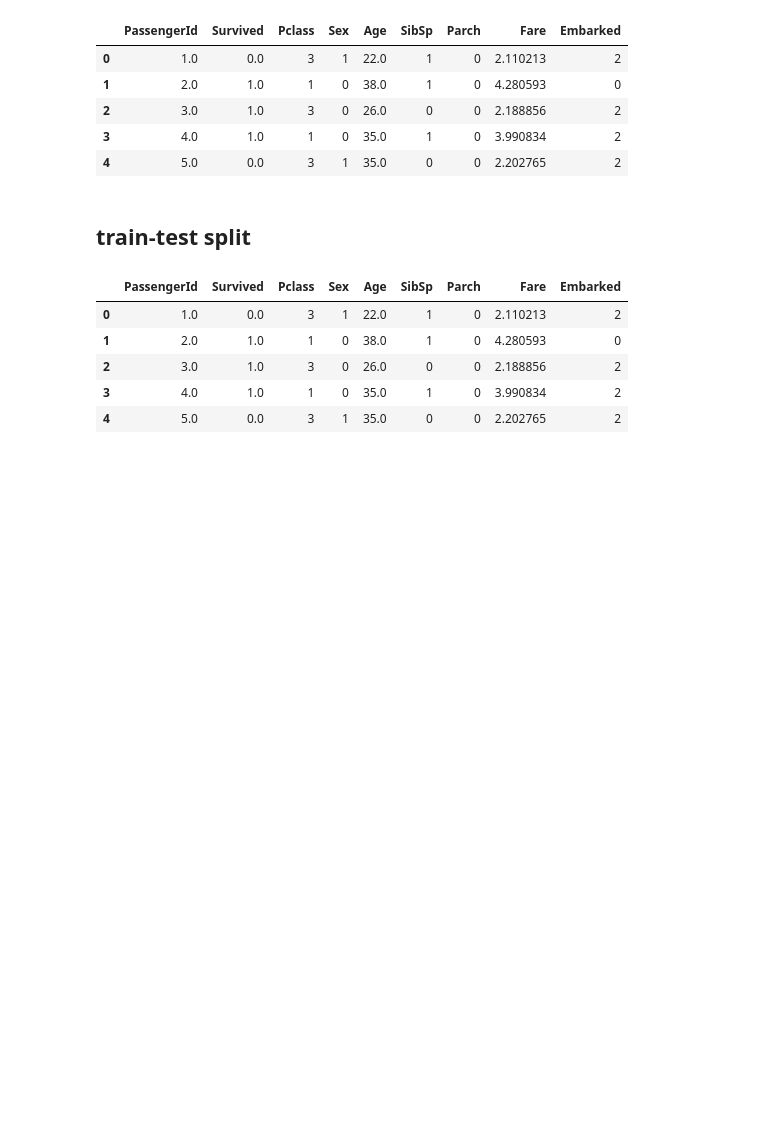
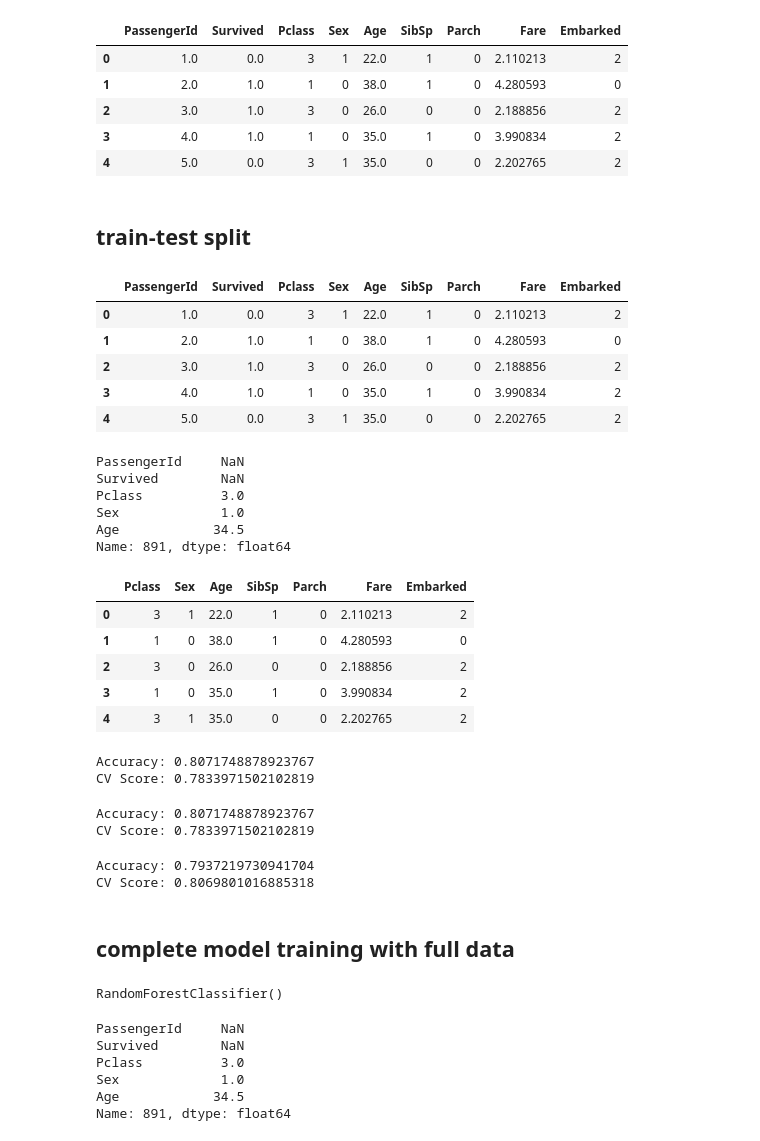
Before and after one commit to Aishwaryakarthik/Kaggle-Titanic-Dataset, a Jupyter notebook: titanicdataset.ipynb, the cells around one changed output. Drawn from its saved outputs; the diff is of its cells as text; code cells hidden in the pictures; blank space fills up the shorter version.

```diff
--- a/titanicdataset.ipynb
+++ b/titanicdataset.ipynb
@@ -269,6 +301,15 @@ train.head()
 | 2 | 3.0 | 1.0 | 3 | 0 | 26.0 | 0 | 0 | 2.188856 | 2 |
 | 3 | 4.0 | 1.0 | 1 | 0 | 35.0 | 1 | 0 | 3.990834 | 2 |
 | 4 | 5.0 | 0.0 | 3 | 1 | 35.0 | 0 | 0 | 2.202765 | 2 |
+# %%
+test.head()
+# %% [output]
+PassengerId     NaN
+Survived        NaN
+Pclass          3.0
+Sex             1.0
+Age            34.5
+Name: 891, dtype: float64
 # %%
 # input split
 X = train.drop(columns=['PassengerId', 'Survived'], axis=1)
@@ -274,0 +317,9 @@ X = train.drop(columns=['PassengerId', 'Survived'], axis=1)
+# %%
+X.head()
+# %% [output]
+|  | Pclass | Sex | Age | SibSp | Parch | Fare | Embarked |
+| 0 | 3 | 1 | 22.0 | 1 | 0 | 2.110213 | 2 |
+| 1 | 1 | 0 | 38.0 | 1 | 0 | 4.280593 | 0 |
+| 2 | 3 | 0 | 26.0 | 0 | 0 | 2.188856 | 2 |
+| 3 | 1 | 0 | 35.0 | 1 | 0 | 3.990834 | 2 |
+| 4 | 3 | 1 | 35.0 | 0 | 0 | 2.202765 | 2 |
@@ -274,0 +336,37 @@ X = train.drop(columns=['PassengerId', 'Survived'], axis=1)
+# %%
+from sklearn.linear_model import LogisticRegression
+model = LogisticRegression()
+classify(model)
+# %% [output]
+Accuracy: 0.8071748878923767
+CV Score: 0.7833971502102819
+# %%
+from sklearn.tree import DecisionTreeClassifier
+model = LogisticRegression()
+classify(model)
+# %% [output]
+Accuracy: 0.8071748878923767
+CV Score: 0.7833971502102819
+# %%
+from sklearn.ensemble import RandomForestClassifier
+model = RandomForestClassifier()
+classify(model)
+# %% [output]
+Accuracy: 0.7937219730941704
+CV Score: 0.8069801016885318
+# %% [markdown]
+## complete model training with full data
+# %%
+model = RandomForestClassifier()
+model.fit(X, y)
+# %% [output]
+RandomForestClassifier()
+# %%
+test.head()
+# %% [output]
+PassengerId     NaN
+Survived        NaN
+Pclass          3.0
+Sex             1.0
+Age            34.5
+Name: 891, dtype: float64
```
Also changed, not shown: parts of 9 cells of this notebook, 1 other file.
